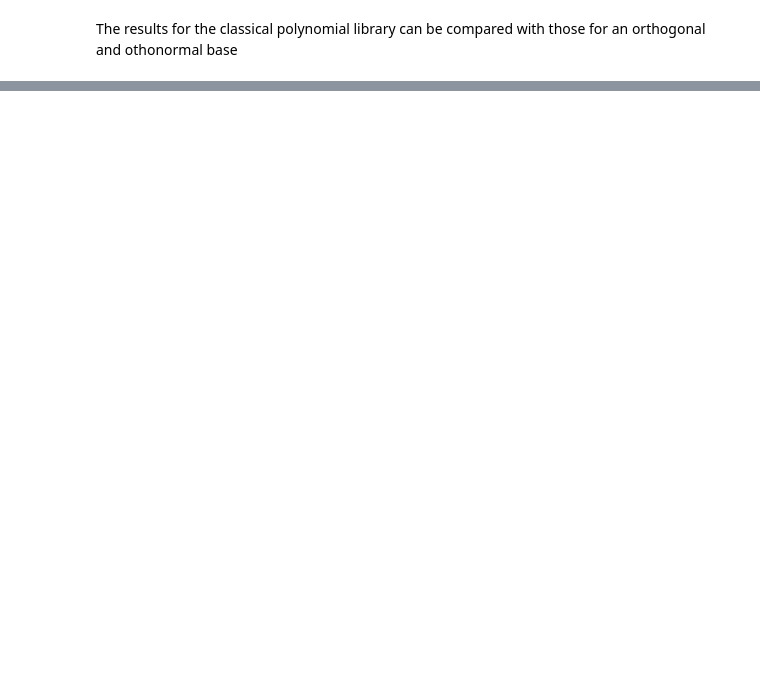
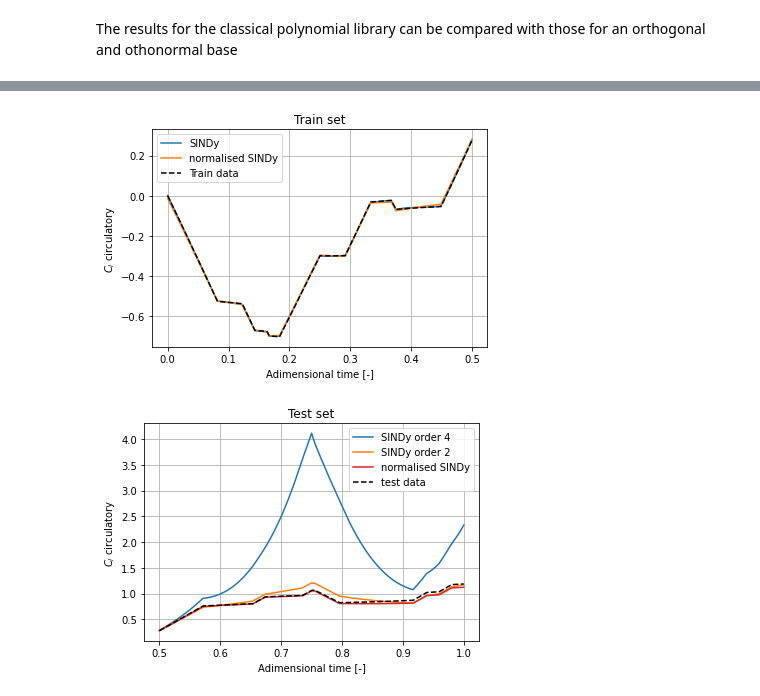
Before and after one commit to enricofoglia/SIA_RP_Report, a Jupyter notebook: _build/jupyter_execute/08TheodorsenRegression.ipynb, the cells around one changed output, grey strips where cells are left out. Cells and saved outputs as stored; diff of their text form; code cells hidden in the pictures; blank space fills up the shorter version.

```diff
--- a/_build/jupyter_execute/08TheodorsenRegression.ipynb
+++ b/_build/jupyter_execute/08TheodorsenRegression.ipynb
@@ -77,6 +87,6 @@ ttt = theodorsen_full_sys.D @ u_MISO[:,NT // 2:]
 # %%
-CL_train -= (theodorsen_full_sys.D @ u_MISO[:,NT // 2:]).T
-CL_test -= (theodorsen_full_sys.D @ u_MISO[:, :NT // 2]).T
+CL_train -= (theodorsen_full_sys.D @ u_MISO[:,:NT // 2]).T
+CL_test -= (theodorsen_full_sys.D @ u_MISO[:, NT // 2:]).T
 # %% [markdown]
 Since SINDy is based on the machine learning library `sklearn` it is possible to substitute the derivatives of the classical SINDy models with the $C_l$ without any modification of the underlying code. The set up for the regression is then:
 # %%
@@ -154,0 +217,26 @@ OrthNormModel.print()
+# %%
+fig, ax = plt.subplots()
+ax.plot(t[:NT // 2], CL_SINDy_train)
+ax.plot(t[:NT // 2], CL_norm_SINDy_train)
+ax.plot(t[:NT // 2], CL_train, 'k--')
+ax.set_xlabel('Adimensional time [-]')
+ax.set_ylabel(r'$C_l$ circulatory')
+ax.set_title('Train set')
+ax.legend([ 'SINDy', 'normalised SINDy', 'Train data'])
+ax.grid(True)
+
+
+fig, ax = plt.subplots()
+ax.plot(t[NT // 2:], CL_SINDy_test)
+ax.plot(t[NT // 2:], CL_SINDy_test2)
+ax.plot(t[NT // 2:], CL_norm_SINDy_test, 'tab:red')
+ax.plot(t[NT // 2:], CL_test, 'k--')
+ax.set_xlabel('Adimensional time [-]')
+ax.set_ylabel(r'$C_l$ circulatory')
+# ax.set_ylim([-0.0, 2])
+ax.set_title('Test set')
+ax.legend(['SINDy order 4', 'SINDy order 2', 'normalised SINDy', 'test data'])
+ax.grid(True)
+# %% [output]
+[figure, added]
+[figure, added]
```
Also changed, not shown: parts of 9 cells of this notebook, 19 other files.
